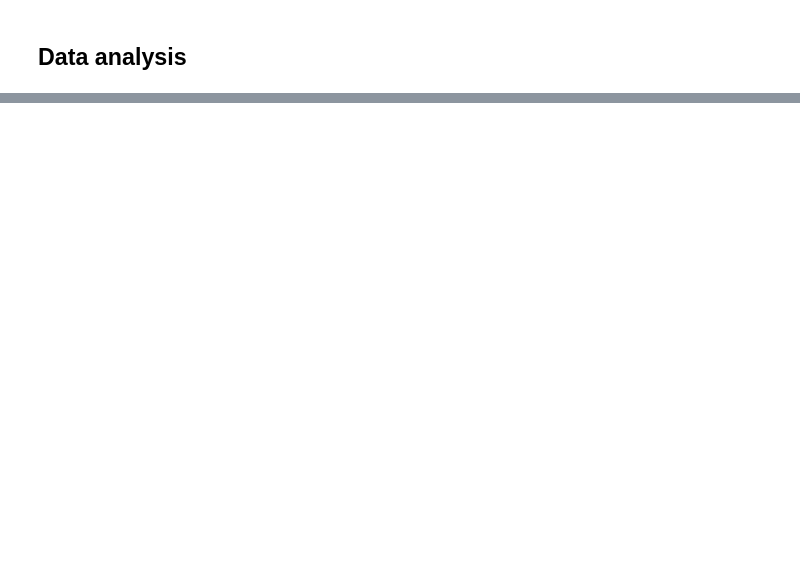
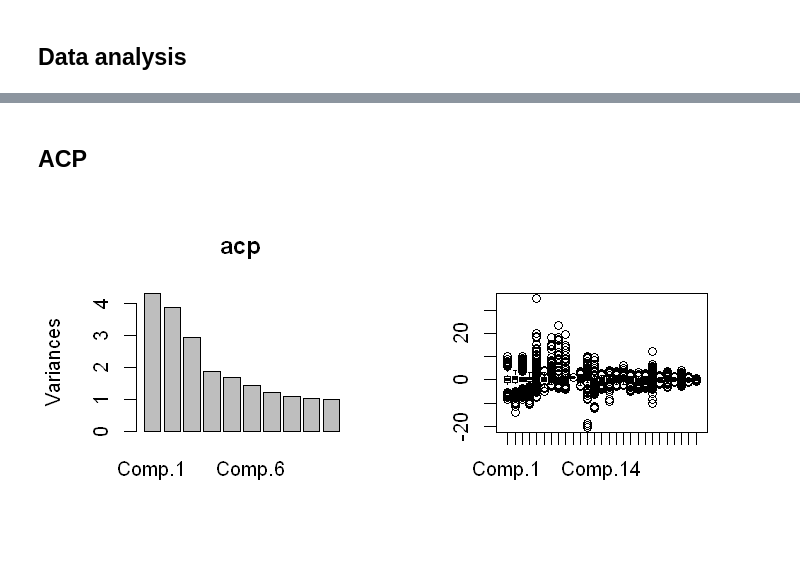
Before and after one commit to CangelosiQ/Defi, a Jupyter notebook: Data_Analysis_R.ipynb, the cells around one changed output, grey strips where cells are left out. Drawn from its saved outputs; the diff is of its cells as text; code cells hidden in the pictures; blank space fills up the shorter version.

```diff
--- a/Data_Analysis_R.ipynb
+++ b/Data_Analysis_R.ipynb
@@ -109,0 +154,5 @@ hist(meteo[,"rr1SOL0"])
+# %%
+# dans un premier temps, les supprimer
+meteo=meteo[complete.cases(meteo),]
+cat(6167-nrow(meteo),'rows have been deleted (',(6167-nrow(meteo))/6167*100,'%)');
+summary(meteo)
@@ -109,0 +178,11 @@ hist(meteo[,"rr1SOL0"])
+# %% [markdown]
+## ACP
+# %%
+# ACP réduite
+acp=princomp(meteo[,c(3:29)],cor=TRUE)
+# Décroissance des valeurs propres
+options(repr.plot.width=6, repr.plot.height=3)
+par(mfrow = c(1,2))
+plot(acp); boxplot(data.frame(acp$scores));
+# %% [output]
+[figure, added]
```
Also changed, not shown: parts of 23 cells of this notebook.
